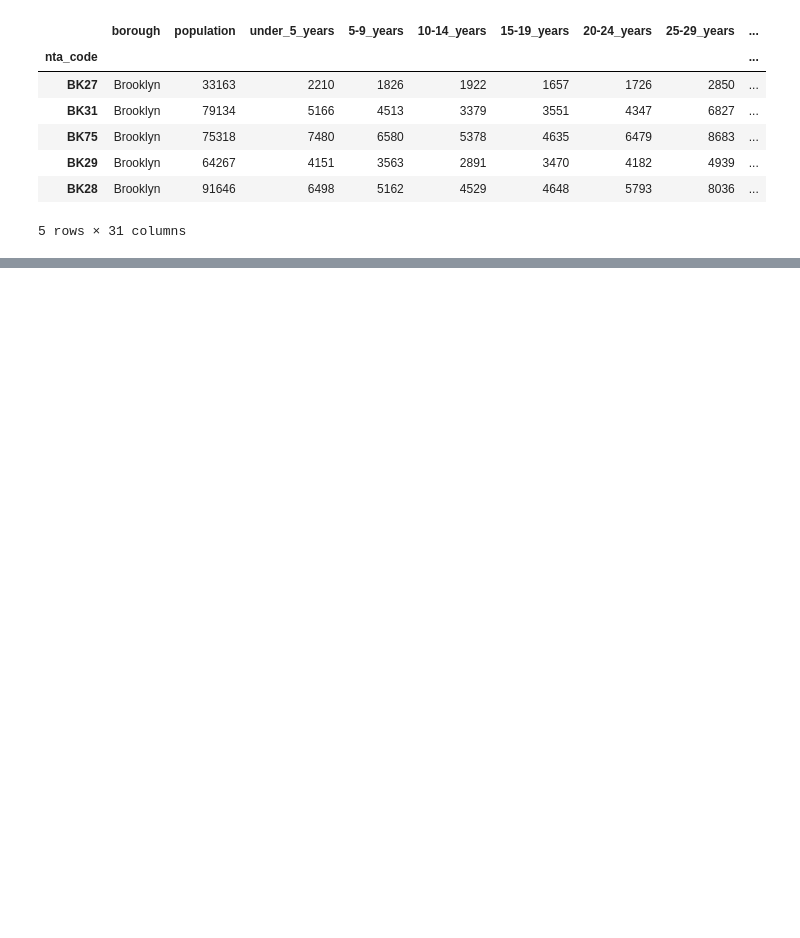
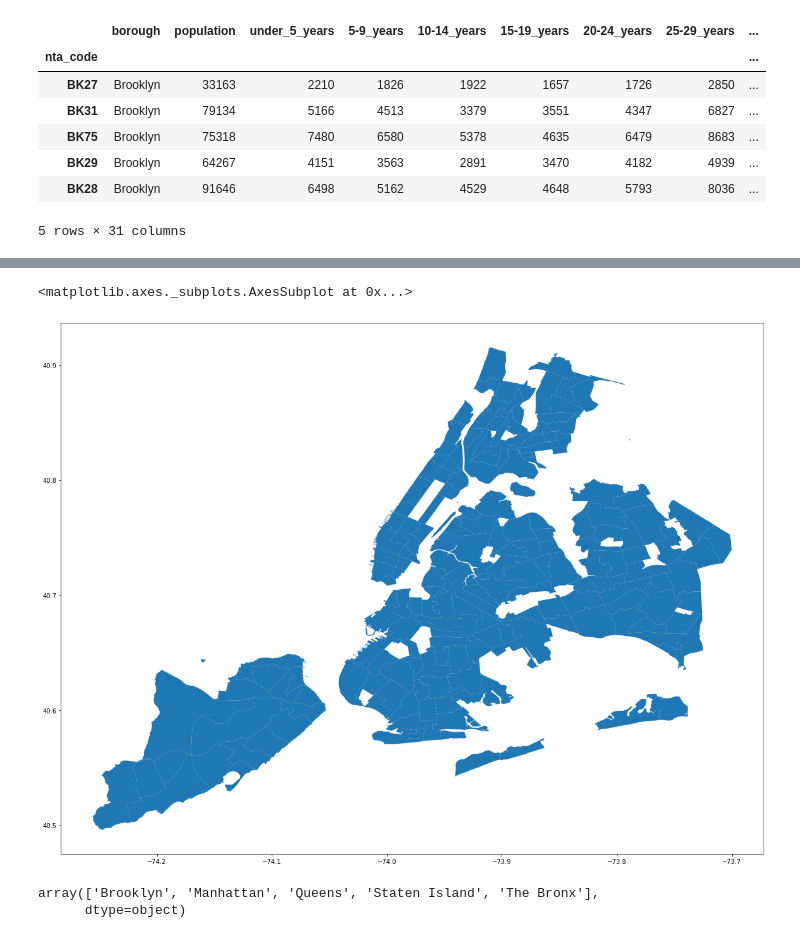
Before and after one commit to fpervaiz/LondonSpringDatathon2020, a Jupyter notebook: clean_nta.ipynb, the cells around one changed output, grey strips where cells are left out. Saved outputs shown, nothing was run; the diff lists cells and outputs as text; code cells hidden in the pictures; blank space fills up the shorter version.

Commit message:
create plot

```diff
--- a/clean_nta.ipynb
+++ b/clean_nta.ipynb
@@ -128,3 +111,6 @@ nta.head()
 5 rows × 31 columns
 # %%
 nta.geometry.to_csv("nta_region.csv")
+# %%
+nta_region = gpd.GeoDataFrame(nta)
+nta_region.head()
@@ -130,0 +126,11 @@ nta.geometry.to_csv("nta_region.csv")
+# %%
+fig,ax = plt.subplots(figsize = (20,20))
+nta_region.plot(ax=ax)
+# %% [output]
+<matplotlib.axes._subplots.AxesSubplot at 0x...>
+[figure, added]
+# %%
+nta_region.borough.unique()
+# %% [output]
+array(['Brooklyn', 'Manhattan', 'Queens', 'Staten Island', 'The Bronx'],
+      dtype=object)
```
Also changed, not shown: parts of 2 cells of this notebook.
